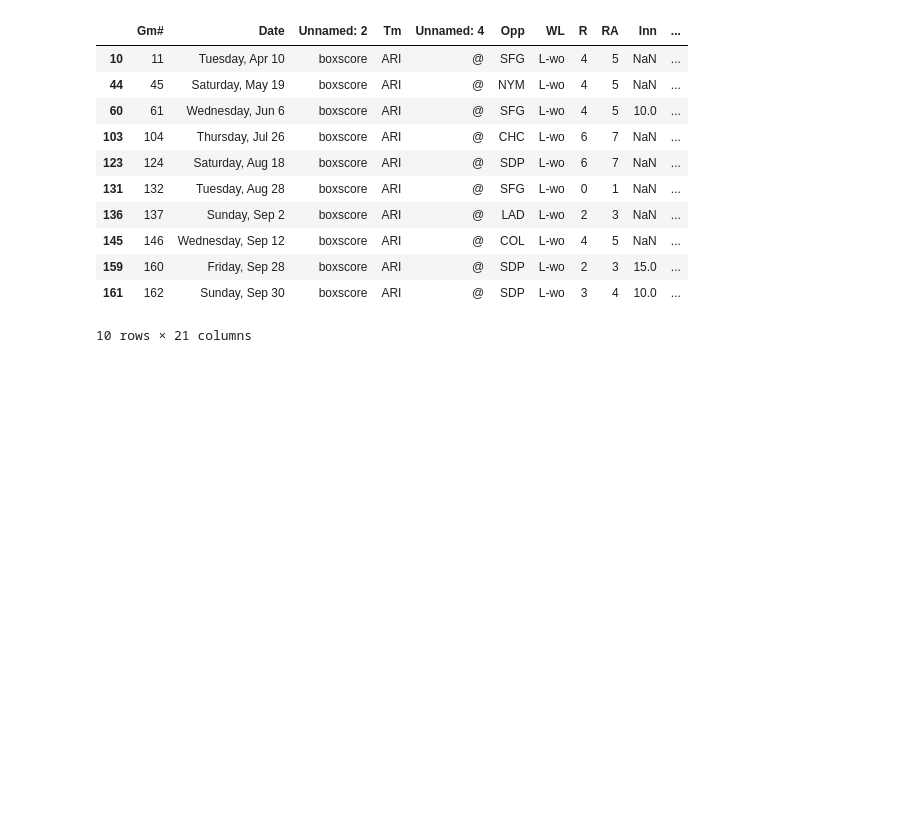
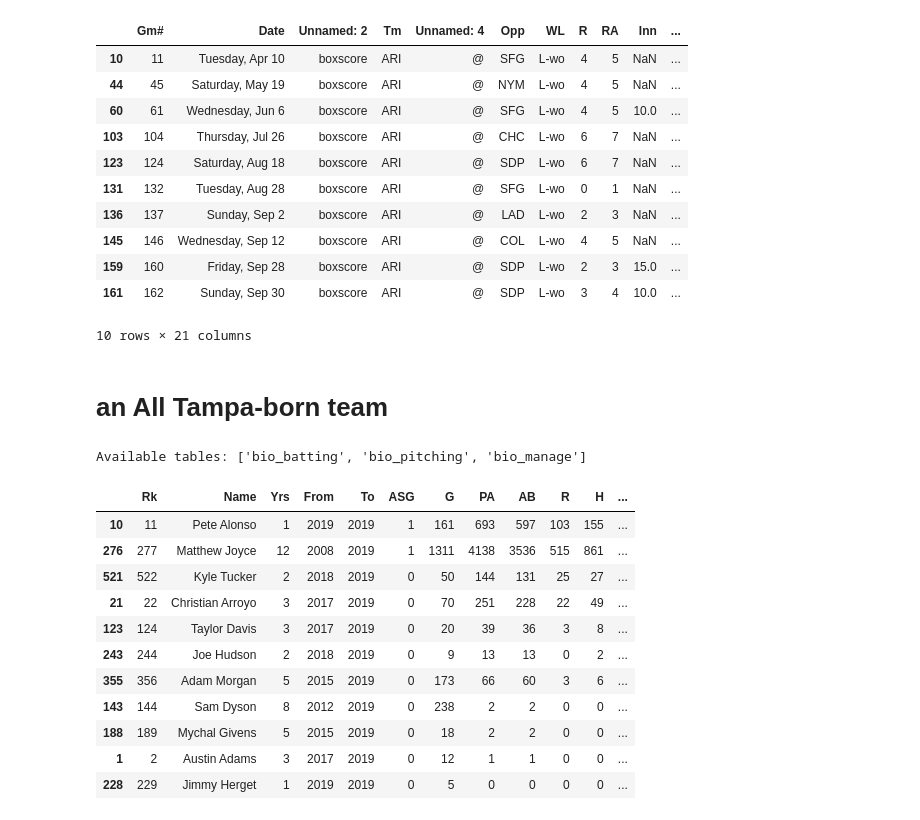
Before and after one commit to double-dose-larry/sportsref, a Jupyter notebook: examples.ipynb, the cells around one changed output. Drawn from its saved outputs; the diff is of its cells as text; code cells hidden in the pictures; blank space fills up the shorter version.

```diff
--- a/examples.ipynb
+++ b/examples.ipynb
@@ -108,3 +107,5 @@ game_logs.get_df('team_schedule').rename({"W/L" : 'WL'}, axis=1).query("WL == 'L
 | 159 | 160 | Friday, Sep 28 | boxscore | ARI | @ | SDP | L-wo | 2 | 3 | 15.0 | ... |
 | 161 | 162 | Sunday, Sep 30 | boxscore | ARI | @ | SDP | L-wo | 3 | 4 | 10.0 | ... |
 10 rows × 21 columns
+# %% [markdown]
+# an All Tampa-born team
@@ -110,0 +114,23 @@ game_logs.get_df('team_schedule').rename({"W/L" : 'WL'}, axis=1).query("WL == 'L
+# %%
+bio_state = Frivolities().bio_state("FL")
+# %% [output]
+Available tables: ['bio_batting', 'bio_pitching', 'bio_manage']
+# %%
+bats = bio_state.get_df("bio_batting")
+# %%
+current_bats = bats.query("To == 2019").sort_values("OPS", ascending=False)
+# %%
+current_bats[current_bats.Birthplace == "Tampa"].head(50)
+# %% [output]
+|  | Rk | Name | Yrs | From | To | ASG | G | PA | AB | R | H | ... |
+| 10 | 11 | Pete Alonso | 1 | 2019 | 2019 | 1 | 161 | 693 | 597 | 103 | 155 | ... |
+| 276 | 277 | Matthew Joyce | 12 | 2008 | 2019 | 1 | 1311 | 4138 | 3536 | 515 | 861 | ... |
+| 521 | 522 | Kyle Tucker | 2 | 2018 | 2019 | 0 | 50 | 144 | 131 | 25 | 27 | ... |
+| 21 | 22 | Christian Arroyo | 3 | 2017 | 2019 | 0 | 70 | 251 | 228 | 22 | 49 | ... |
+| 123 | 124 | Taylor Davis | 3 | 2017 | 2019 | 0 | 20 | 39 | 36 | 3 | 8 | ... |
+| 243 | 244 | Joe Hudson | 2 | 2018 | 2019 | 0 | 9 | 13 | 13 | 0 | 2 | ... |
+| 355 | 356 | Adam Morgan | 5 | 2015 | 2019 | 0 | 173 | 66 | 60 | 3 | 6 | ... |
+| 143 | 144 | Sam Dyson | 8 | 2012 | 2019 | 0 | 238 | 2 | 2 | 0 | 0 | ... |
+| 188 | 189 | Mychal Givens | 5 | 2015 | 2019 | 0 | 18 | 2 | 2 | 0 | 0 | ... |
+| 1 | 2 | Austin Adams | 3 | 2017 | 2019 | 0 | 12 | 1 | 1 | 0 | 0 | ... |
+| 228 | 229 | Jimmy Herget | 1 | 2019 | 2019 | 0 | 5 | 0 | 0 | 0 | 0 | ... |
```
Also changed, not shown: parts of 7 cells of this notebook, 7 other files.
